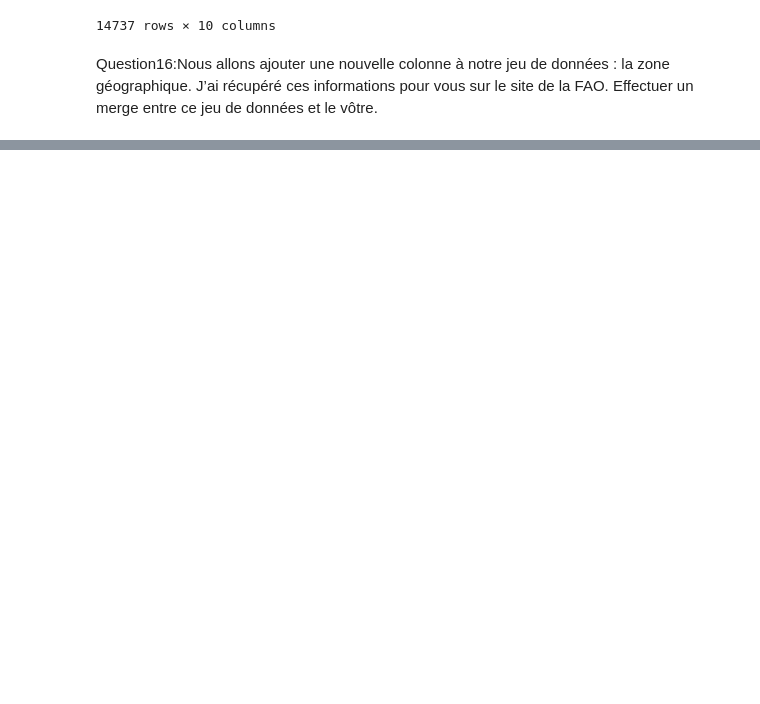
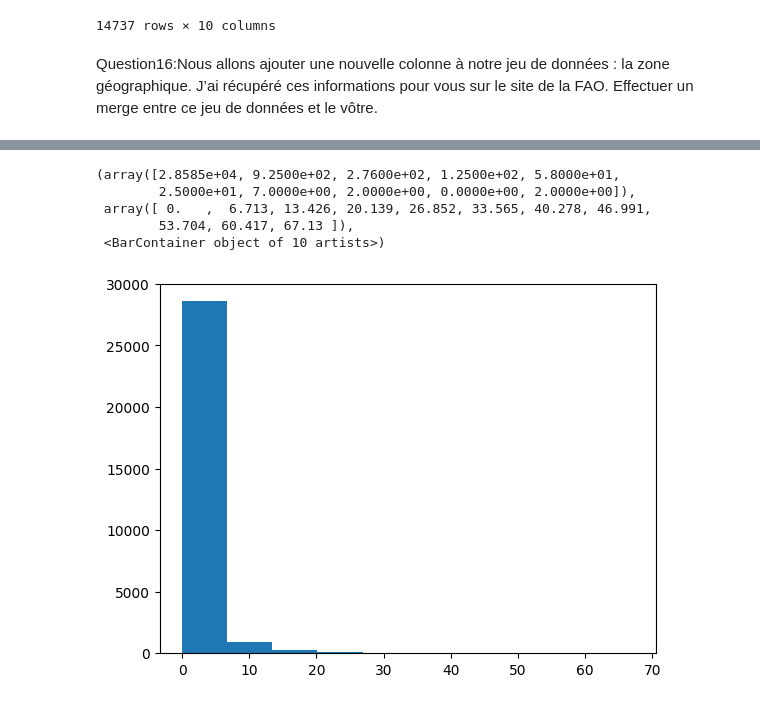
Before and after one commit to t7bo/projet-brief-pandas, a Jupyter notebook: kevin.ipynb, the cells around one changed output, grey strips where cells are left out. Drawn from its saved outputs; the diff is of its cells as text; code cells hidden in the pictures; blank space fills up the shorter version.

```diff
--- a/kevin.ipynb
+++ b/kevin.ipynb
@@ -296,0 +314,17 @@ Question16:Nous allons ajouter une nouvelle colonne à notre jeu de données : l
+# %%
+df_continents = pd.read_csv("continents.csv")
+df_continents.columns = df_continents.columns.str.replace(' ', '_').str.lower()
+df_continents = df_continents.rename(columns={"area_code_(m49)" : "area_code"})
+df_continents = df_continents[["country_group", "m49_code", "country"]]
+df_continents = df_continents.rename(columns={"m49_code" : "area_code"})
+df_continents.dropna(subset=["area_code"], inplace=True)
+df_continents.area_code = df_continents.area_code.astype(int)
+df_continents = df_continents.rename(columns={'area_code' : 'country_code'})
+df_continents = df_continents.rename(columns={"country_group" : "continent"})
+df_continents = df_continents.drop_duplicates(subset="country_code")
+# %%
+df_pivot= df_pivot.rename(columns={"area" : "country", "area_code" : "country_code"})
+# %%
+new_df = pd.merge(df_pivot, df_continents, on = ["country_code", "country"], how="inner")
+new_df
+new_df['continent'].unique()
@@ -296,0 +336,10 @@ Question16:Nous allons ajouter une nouvelle colonne à notre jeu de données : l
+# %%
+def convert(value):
+    value = (value*1000)/365
+    return value
+
+new_df['food_supply_quantity_(kg/capita/yr)']= new_df['food_supply_quantity_(kg/capita/yr)'].apply(convert)
+
+new_df = new_df.rename(columns={'food_supply_quantity_(kg/capita/yr)':'food_supply_quantity_(g/capita/day)'})
+# describe_food_supply=new_df.describe()
+# print(f"Au moins 1/4 donc 25% des valeurs sont inférieurs ou égales {describe_food_supply.loc("25%")}") #a refaire plus tard
@@ -296,0 +355,10 @@ Question16:Nous allons ajouter une nouvelle colonne à notre jeu de données : l
+# %%
+import matplotlib.pyplot as plt
+plt.hist(new_df['fat_supply_quantity_(g/capita/day)'], bins=10)
+# %% [output]
+(array([2.8585e+04, 9.2500e+02, 2.7600e+02, 1.2500e+02, 5.8000e+01,
+        2.5000e+01, 7.0000e+00, 2.0000e+00, 0.0000e+00, 2.0000e+00]),
+ array([ 0.   ,  6.713, 13.426, 20.139, 26.852, 33.565, 40.278, 46.991,
+        53.704, 60.417, 67.13 ]),
+ <BarContainer object of 10 artists>)
+[figure, added]
```
Also changed, not shown: parts of 5 cells of this notebook, 2 other files.
